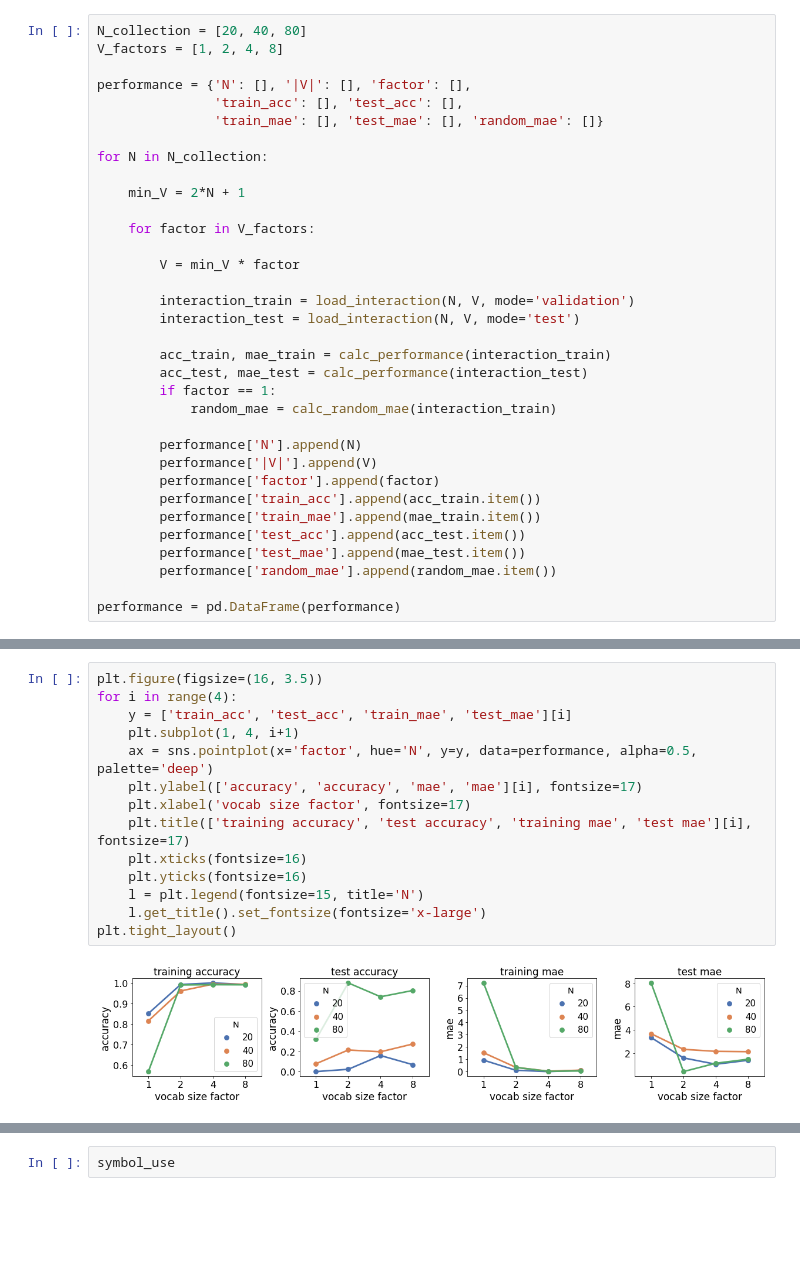
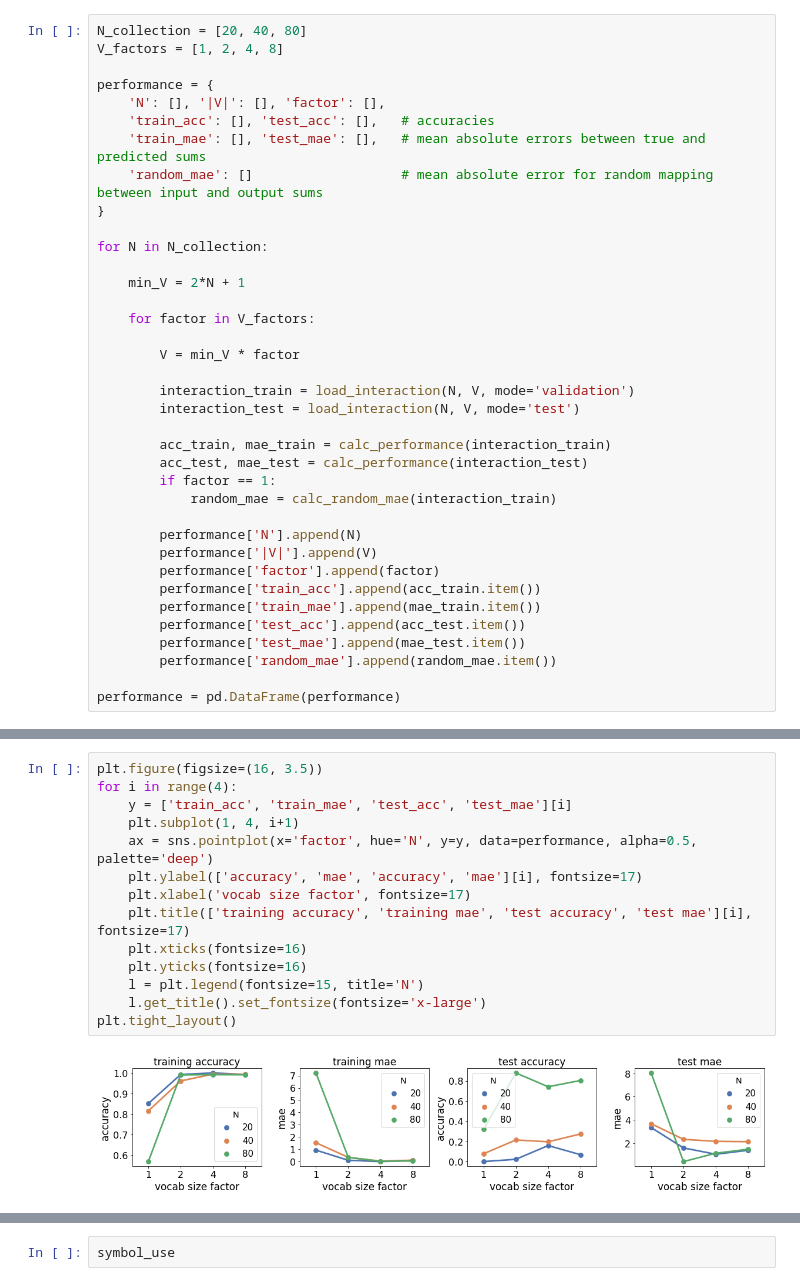
Before and after one commit to XeniaOhmer/summation_game, a Jupyter notebook: analysis.ipynb, the cells around one changed output, grey strips where cells are left out. Cells and saved outputs as stored; diff of their text form; blank space fills up the shorter version.

```diff
--- a/analysis.ipynb
+++ b/analysis.ipynb
@@ -13,9 +14,12 @@ os.environ['KMP_DUPLICATE_LIB_OK']='True'
 N_collection = [20, 40, 80]
 V_factors = [1, 2, 4, 8]
 
-performance = {'N': [], '|V|': [], 'factor': [],
-               'train_acc': [], 'test_acc': [],
-               'train_mae': [], 'test_mae': [], 'random_mae': []}
+performance = {
+    'N': [], '|V|': [], 'factor': [],
+    'train_acc': [], 'test_acc': [],   # accuracies
+    'train_mae': [], 'test_mae': [],   # mean absolute errors between true and predicted sums
+    'random_mae': []                   # mean absolute error for random mapping between input and output sums
+}
 
 for N in N_collection:
 
@@ -62,17 +68,17 @@ performance
 # %%
 plt.figure(figsize=(16, 3.5))
 for i in range(4):
-    y = ['train_acc', 'test_acc', 'train_mae', 'test_mae'][i]
+    y = ['train_acc', 'train_mae', 'test_acc', 'test_mae'][i]
     plt.subplot(1, 4, i+1)
     ax = sns.pointplot(x='factor', hue='N', y=y, data=performance, alpha=0.5, palette='deep')
-    plt.ylabel(['accuracy', 'accuracy', 'mae', 'mae'][i], fontsize=17)
+    plt.ylabel(['accuracy', 'mae', 'accuracy', 'mae'][i], fontsize=17)
     plt.xlabel('vocab size factor', fontsize=17)
-    plt.title(['training accuracy', 'test accuracy', 'training mae', 'test mae'][i], fontsize=17)
+    plt.title(['training accuracy', 'training mae', 'test accuracy', 'test mae'][i], fontsize=17)
     plt.xticks(fontsize=16)
     plt.yticks(fontsize=16)
     l = plt.legend(fontsize=15, title='N')
     l.get_title().set_fontsize(fontsize='x-large')
 plt.tight_layout()
 # %% [output]
-[figure, old version]
+[figure, new version]
 # %% [markdown]
```
Also changed, not shown: parts of 33 cells of this notebook, 3 other files.
